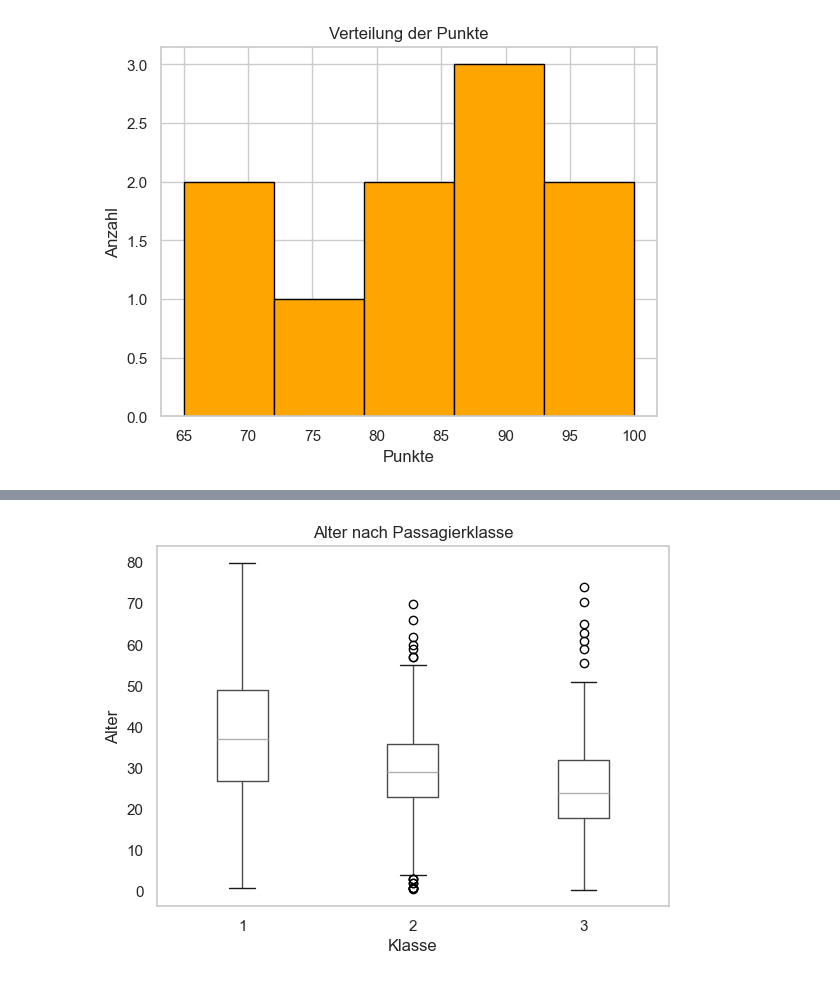
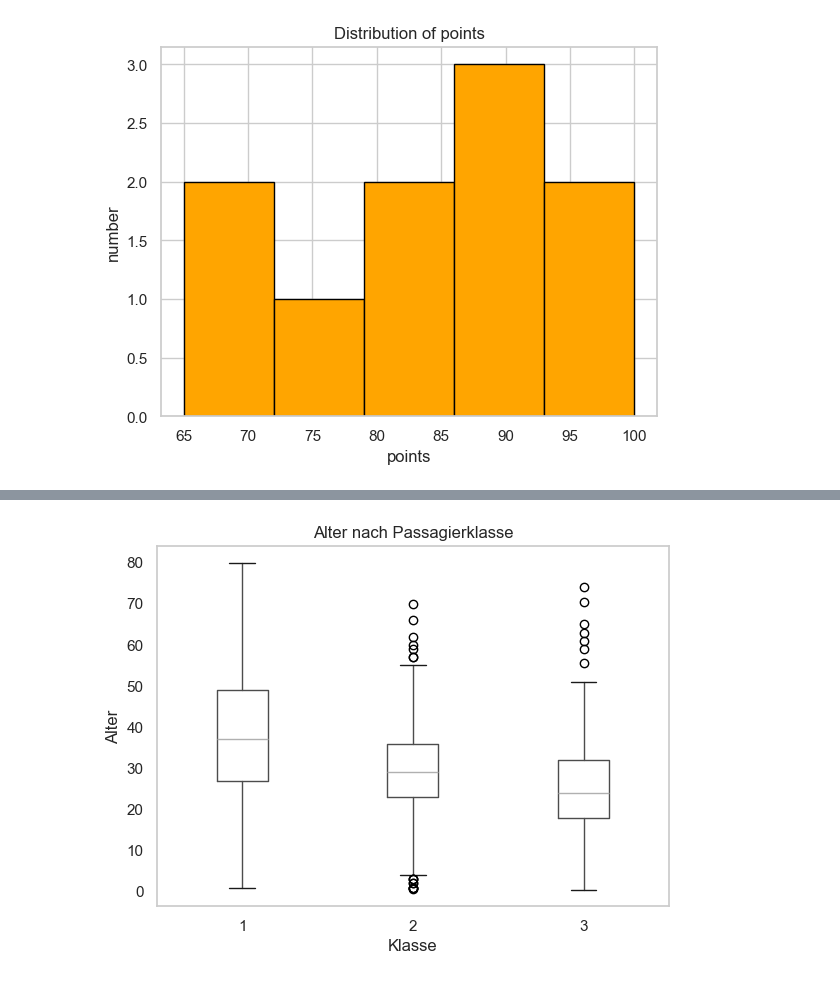
Before and after one commit to Nirosh04/ml-learning-journey, a Jupyter notebook: notebooks/Matplotlib-Seaborn.ipynb, the cells around one changed output, grey strips where cells are left out. Saved outputs shown, nothing was run; the diff lists cells and outputs as text; code cells hidden in the pictures.

```diff
--- a/notebooks/Matplotlib-Seaborn.ipynb
+++ b/notebooks/Matplotlib-Seaborn.ipynb
@@ -29,11 +31,11 @@ plt.show()
 # %%
 punkte = [85, 90, 78, 88, 92, 70, 95, 100, 65, 82]
 plt.hist(punkte, bins=5, color='orange', edgecolor='black')
-plt.title("Verteilung der Punkte")
-plt.xlabel("Punkte")
-plt.ylabel("Anzahl")
+plt.title("Distribution of points")
+plt.xlabel("points")
+plt.ylabel("number")
 plt.show()
 # %% [output]
-[figure, old version]
+[figure, new version]
 # %%
 import matplotlib.pyplot as plt
```
Also changed, not shown: parts of 2 cells of this notebook, 8 other files.
